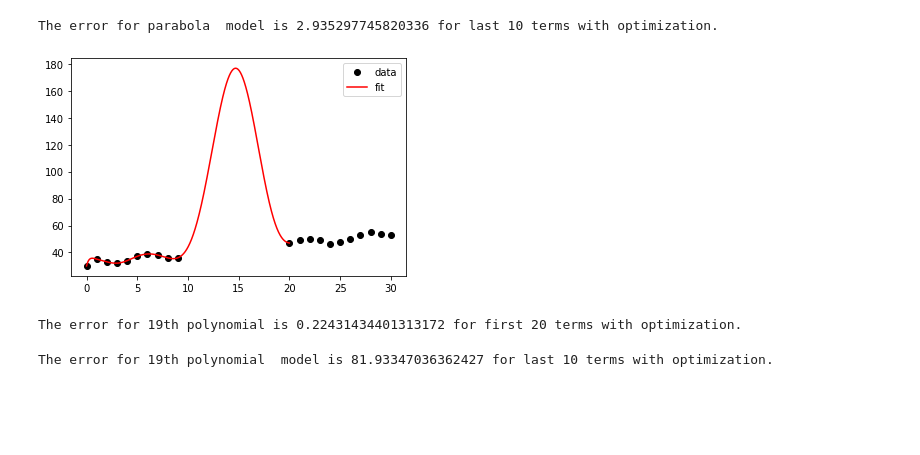
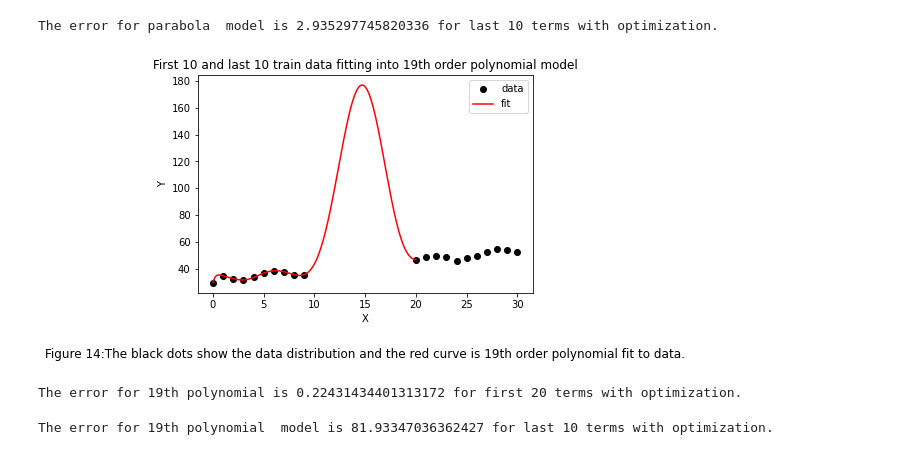
Before and after one commit to ZiwenLi0325/EE399, a Jupyter notebook: hw1/hw1.ipynb, the cells around one changed output. Cells and saved outputs as stored; diff of their text form; code cells hidden in the pictures; blank space fills up the shorter version.

```diff
--- a/hw1/hw1.ipynb
+++ b/hw1/hw1.ipynb
@@ -381,28 +388,32 @@ The error for parabola  model is 2.935297745820336 for last 10 terms with optimi
 # %%
 #19th polynomial
 def velfit(c, x, y):
 
     e2 = np.sqrt(np.sum((np.polyval(c,x)-y)**2)/len(x))
     return e2
 
 # v0 = np.array([1e-15,1e-15,1e-15,1e-15,1e1,1,1,1])
 # print(len(v0))
 # res= opt.minimize(velfit, v0, args=(x_20, y_20), method='Nelder-Mead')
 
 # c = res.x
 c = np.polyfit(x_20,y_20,19)
 
 x2 = np.arange(0, 20, 0.01)
 yfit2 = np.polyval(c,x2)
 error = velfit(c,x_20,y_20)
 # plt.ylim([0,100])
 plt.plot(x_20, y_20, 'ko')
 plt.plot(x2, yfit2, 'r-')
 plt.legend(["data","fit"])
+plt.xlabel("X")
+plt.ylabel("Y")
+plt.title("First 10 and last 10 train data fitting into 19th order polynomial model")
+plt.text(0.5, -0.3, 'Figure 14:The black dots show the data distribution and the red curve is 19th order polynomial fit to data.', ha='center', fontsize=12, transform=plt.gca().transAxes)
 plt.show()
 print("The error for 19th polynomial is "+ str(error)+ " for first 20 terms with optimization.")
 # %% [output]
-[figure, old version]
+[figure, new version]
 The error for 19th polynomial is 0.22431434401313172 for first 20 terms with optimization.
 # %%
 error = str(velfit(c,x_10,y_10))
```
Also changed, not shown: parts of 5 cells of this notebook.
